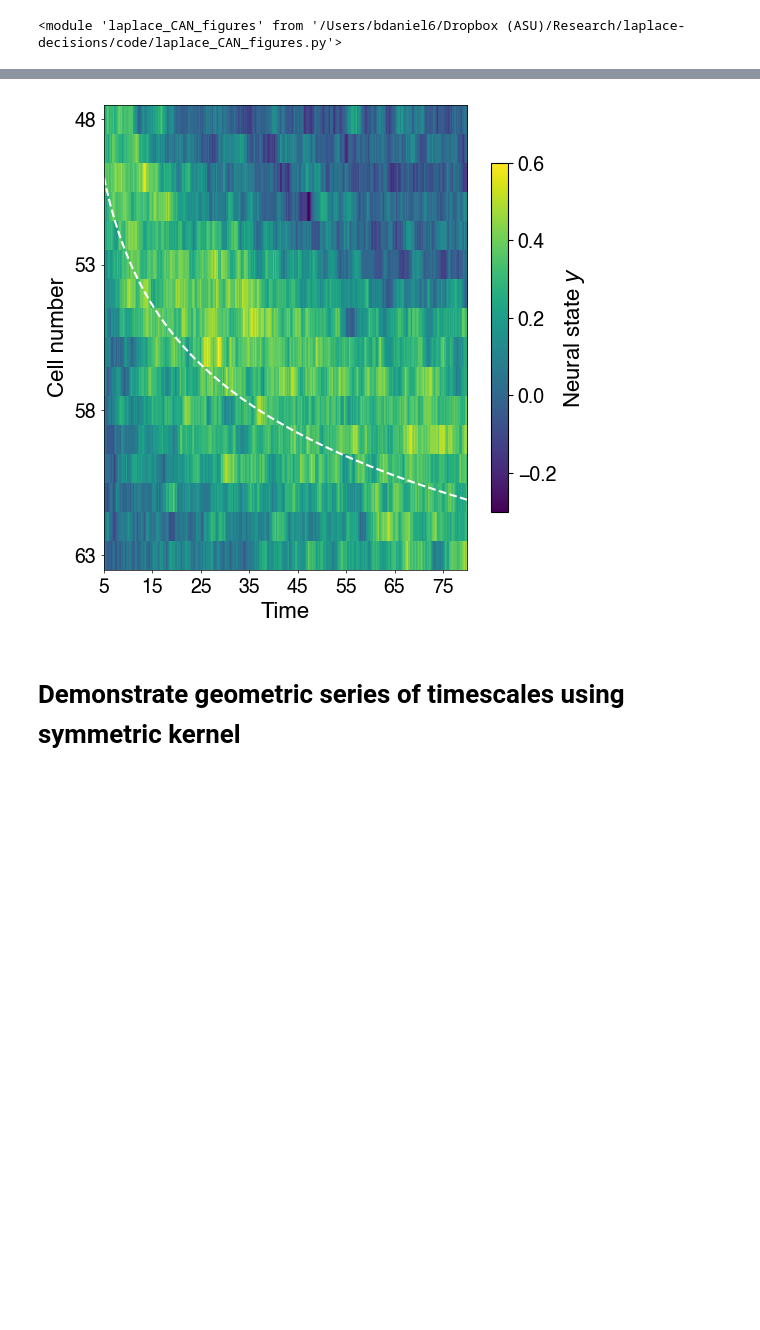
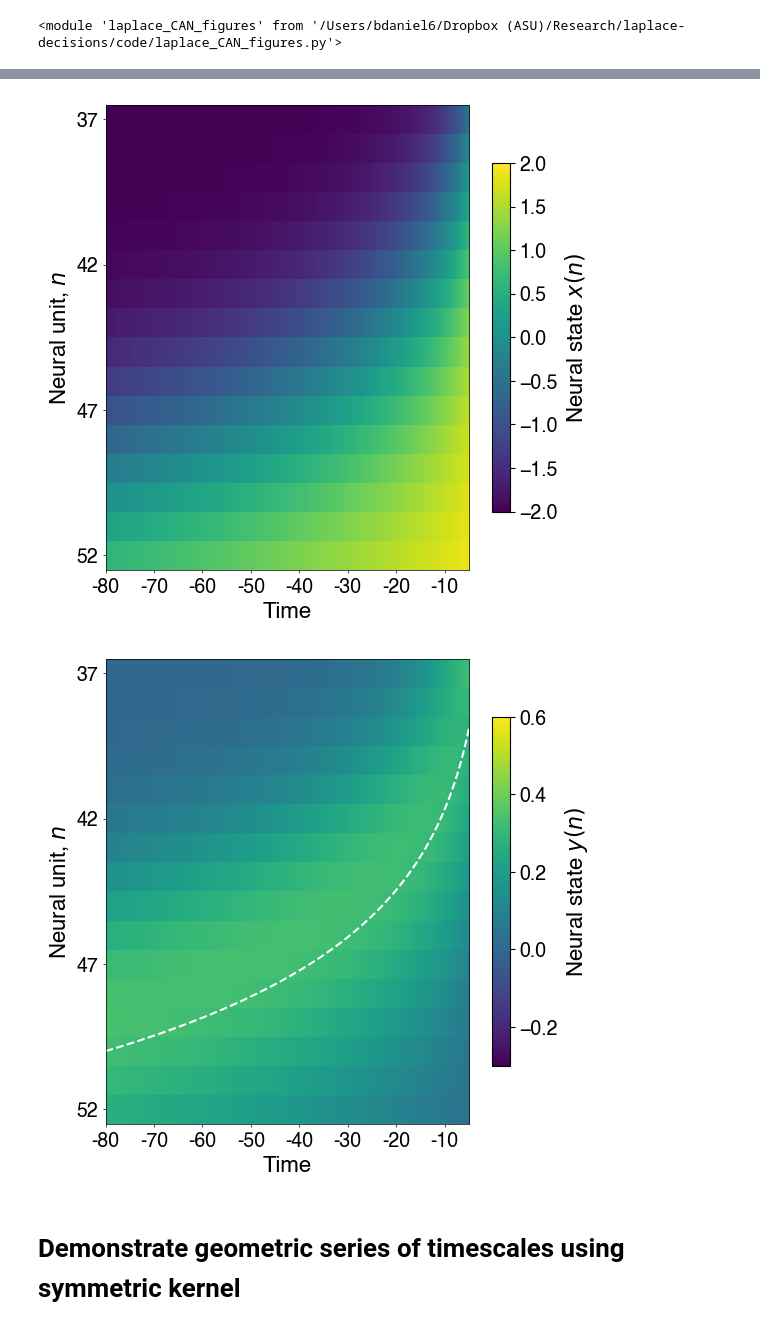
Before and after one commit to Collective-Logic-Lab/laplace-decisions, a Jupyter notebook: laplace-CAN-paper-figures.ipynb, the cells around one changed output, grey strips where cells are left out. Drawn from its saved outputs; the diff is of its cells as text; code cells hidden in the pictures; blank space fills up the shorter version.

```diff
--- a/laplace-CAN-paper-figures.ipynb
+++ b/laplace-CAN-paper-figures.ipynb
@@ -31,7 +31,9 @@ from laplace_network import asymmetric_edge_states
 # set up 1-D line of units with nearest-neighbor interactions
 # and fixed boundary conditions implemented by large fields at the ends
 
-sim_type = 'past' #'past' #'future'
+dateStr = '240513' # used in output figure filenames
+
+sim_type = 'future' #'past' #'future'
 Npopulation = 100 # number of units in each population
 # delta_z is the conversion unit from distance measured in number of neurons
 # to the relevant output variable z
@@ -70,7 +72,7 @@ zero_velocity_asymmetric_edge_Jmat: edge_shift = 0.1256244214584455
 # %%
 # run simulation
 
-noise_var = 1e-2 #0. #1e-2 # strength of noise (variance added per unit time)
+noise_var = 0. #1e-2 #5e-2 # strength of noise (variance added per unit time)
 t_final = t_0_asymmetric + 75
 delta_t = 0.01 #0.001
 seed = 12345
@@ -201,7 +200,7 @@ plt.plot(analytical_times,
          zorder=-10,
          lw=1,
          ls=(0,(1,1)) )
-filename = '240508_asymmetric_time_rescaling_{}'.format(sim_type)
+filename = '{}_asymmetric_time_rescaling_{}'.format(dateStr,sim_type)
 if noise_var > 1e-6:
     filename += '_noise'
 plt.savefig(filename+'.pdf')
@@ -210,42 +209,43 @@ plt.savefig(filename+'.pdf')
 # %%
 # 2024/1/18 make 2D heat-map plot for "edge" and "bump" neurons
-neuronType = 'bump' #'edge' #'bump'
-fig = plt.figure(figsize=(6,6))
-if sim_type == 'past':
-    neuronMin,neuronMax = 50-2,50+14
-elif sim_type == 'future':
-    neuronMin,neuronMax = 50-14+1,50+2+1
-if neuronType == 'edge': # "edge" neurons
-    plt.matshow(states_asymmetric.T[neuronMin:neuronMax+1],fignum=fig,vmin=-2,vmax=+2)
-    stateName = '$x$'
-elif neuronType == 'bump': # "bump" neurons
-    plt.matshow(states_asymmetric.T[Npopulation+neuronMin:Npopulation+neuronMax+1],fignum=fig,vmin=-0.3,vmax=0.6)
-    stateName = '$y$'
-    # also plot desired edge location as a dashed white line
-    t_to_index = lambda t: (t - t_0_asymmetric)/delta_t
-    n_to_index = lambda n: n - neuronMin
-    theory_data = n_0_asymmetric+1./delta_z*np.log(states_asymmetric.index/t_0_asymmetric)
-    plt.plot(t_to_index(states_asymmetric.index),n_to_index(theory_data),'w--')
-else:
-    raise Exception("unrecognized neuronType")
-plt.gca().set_aspect(600)
-plt.gca().xaxis.tick_bottom()
+for neuronType in ['edge','bump']:
+    fig = plt.figure(figsize=(6,6))
+    if sim_type == 'past':
+        neuronMin,neuronMax = 50-2,50+14
+    elif sim_type == 'future':
+        neuronMin,neuronMax = 50-14+1,50+2+1
+    if neuronType == 'edge': # "edge" neurons
+        plt.matshow(states_asymmetric.T[neuronMin:neuronMax+1],fignum=fig,vmin=-2,vmax=+2)
+        stateName = '$x$'
+    elif neuronType == 'bump': # "bump" neurons
+        plt.matshow(states_asymmetric.T[Npopulation+neuronMin:Npopulation+neuronMax+1],fignum=fig,vmin=-0.3,vmax=0.6)
+        stateName = '$y$'
+        # also plot desired edge location as a dashed white line
+        t_to_index = lambda t: (t - t_0_asymmetric)/delta_t
+        n_to_index = lambda n: n - neuronMin
+        theory_data = n_0_asymmetric+1./delta_z*np.log(states_asymmetric.index/t_0_asymmetric)
+        plt.plot(t_to_index(states_asymmetric.index),n_to_index(theory_data),'w--')
+    else:
+        raise Exception("unrecognized neuronType")
+    plt.gca().set_aspect(600)
+    plt.gca().xaxis.tick_bottom()
 
-plt.xticks(range(0,8000,1000),range(t_0_asymmetric,t_0_asymmetric+80,10))
-plt.yticks(range(0,neuronMax-neuronMin,5),range(neuronMin,neuronMax,5))
-plt.axis(ymin=neuronMax-neuronMin-0.5,ymax=-0.5,)
-plt.xlabel('Time')
-plt.ylabel('Cell number')
-plt.colorbar(shrink=0.75,label='Neural state {}'.format(stateName))
-#plt.axis(ymin=70,ymax=40)
-#fig.subplots_adjust(bottom=0.9,top=0.95) # doesn't do anything?
-lf.defaultFigure.makePretty()
-filename = '240508_{}_neuron_firing_rate_vs_cell_and_time_{}'.format(neuronType,sim_type)
-if noise_var > 1e-6:
-    filename += '_noise'
-plt.savefig(filename+'.pdf')
+    plt.xticks(range(0,8000,1000),range(t_0_asymmetric,t_0_asymmetric+80,10))
+    plt.yticks(range(0,neuronMax-neuronMin,5),range(neuronMin,neuronMax,5))
+    plt.axis(ymin=neuronMax-neuronMin-0.5,ymax=-0.5,)
+    plt.xlabel('Time')
+    plt.ylabel('Neural unit, $n$')
+    plt.colorbar(shrink=0.75,label='Neural state {}$(n)$'.format(stateName))
+    #plt.axis(ymin=70,ymax=40)
+    #fig.subplots_adjust(bottom=0.9,top=0.95) # doesn't do anything?
+    lf.defaultFigure.makePretty()
+    filename = '{}_{}_neuron_firing_rate_vs_cell_and_time_{}'.format(dateStr,neuronType,sim_type)
+    if noise_var > 1e-6:
+        filename += '_noise'
+    plt.savefig(filename+'.pdf')
 # %% [output]
-[figure, old version]
+[figure, new version]
+[figure, added]
 # %% [markdown]
 # Demonstrate geometric series of timescales using symmetric kernel
 # %%
```
Also changed, not shown: parts of 5 cells of this notebook, 1 other file.
